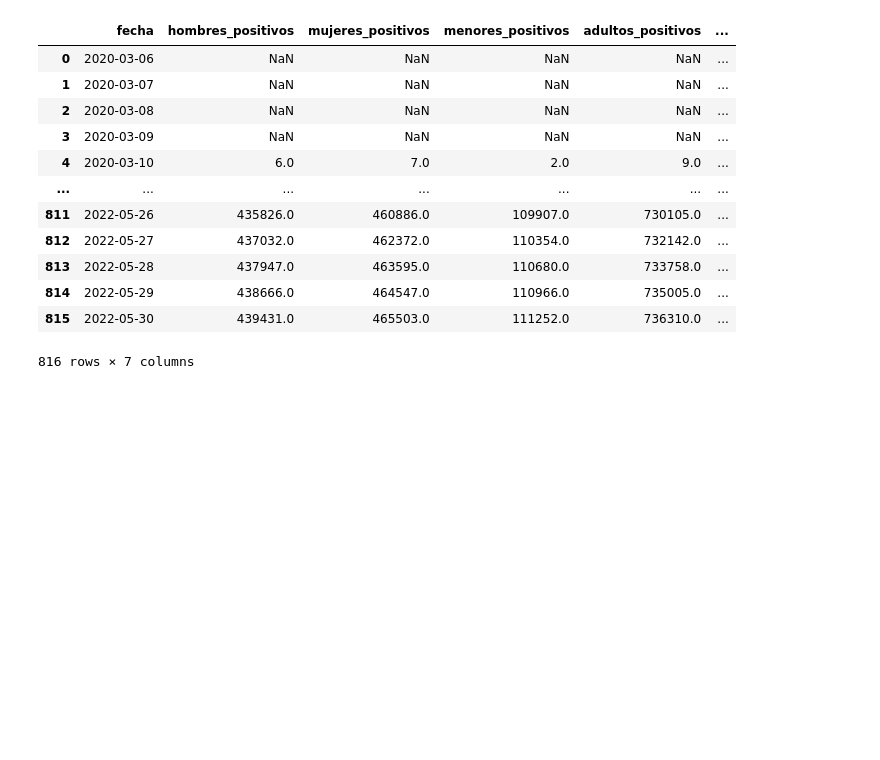
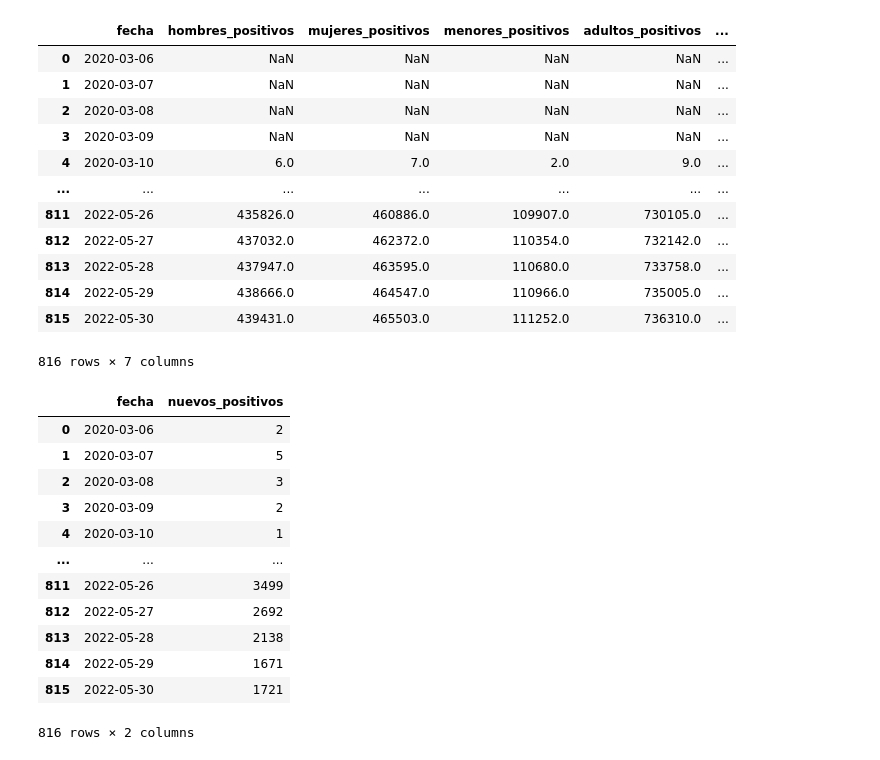
Before and after one commit to alesalazaru/tarea_2, a Jupyter notebook: tp_tarea.ipynb, the cells around one changed output. Drawn from its saved outputs; the diff is of its cells as text; code cells hidden in the pictures; blank space fills up the shorter version.

```diff
--- a/tp_tarea.ipynb
+++ b/tp_tarea.ipynb
@@ -67,3 +73,21 @@ covid_general
 | 814 | 2022-05-29 | 438666.0 | 464547.0 | 110966.0 | 735005.0 | ... |
 | 815 | 2022-05-30 | 439431.0 | 465503.0 | 111252.0 | 736310.0 | ... |
 816 rows × 7 columns
+# %%
+# Reducción de columnas
+covid_general_nuevos_positivos = covid_general[["fecha", "nuevos_positivos"]]
+covid_general_nuevos_positivos
+# %% [output]
+|  | fecha | nuevos_positivos |
+| 0 | 2020-03-06 | 2 |
+| 1 | 2020-03-07 | 5 |
+| 2 | 2020-03-08 | 3 |
+| 3 | 2020-03-09 | 2 |
+| 4 | 2020-03-10 | 1 |
+| ... | ... | ... |
+| 811 | 2022-05-26 | 3499 |
+| 812 | 2022-05-27 | 2692 |
+| 813 | 2022-05-28 | 2138 |
+| 814 | 2022-05-29 | 1671 |
+| 815 | 2022-05-30 | 1721 |
+816 rows × 2 columns
```
Also changed, not shown: parts of 4 cells of this notebook.
